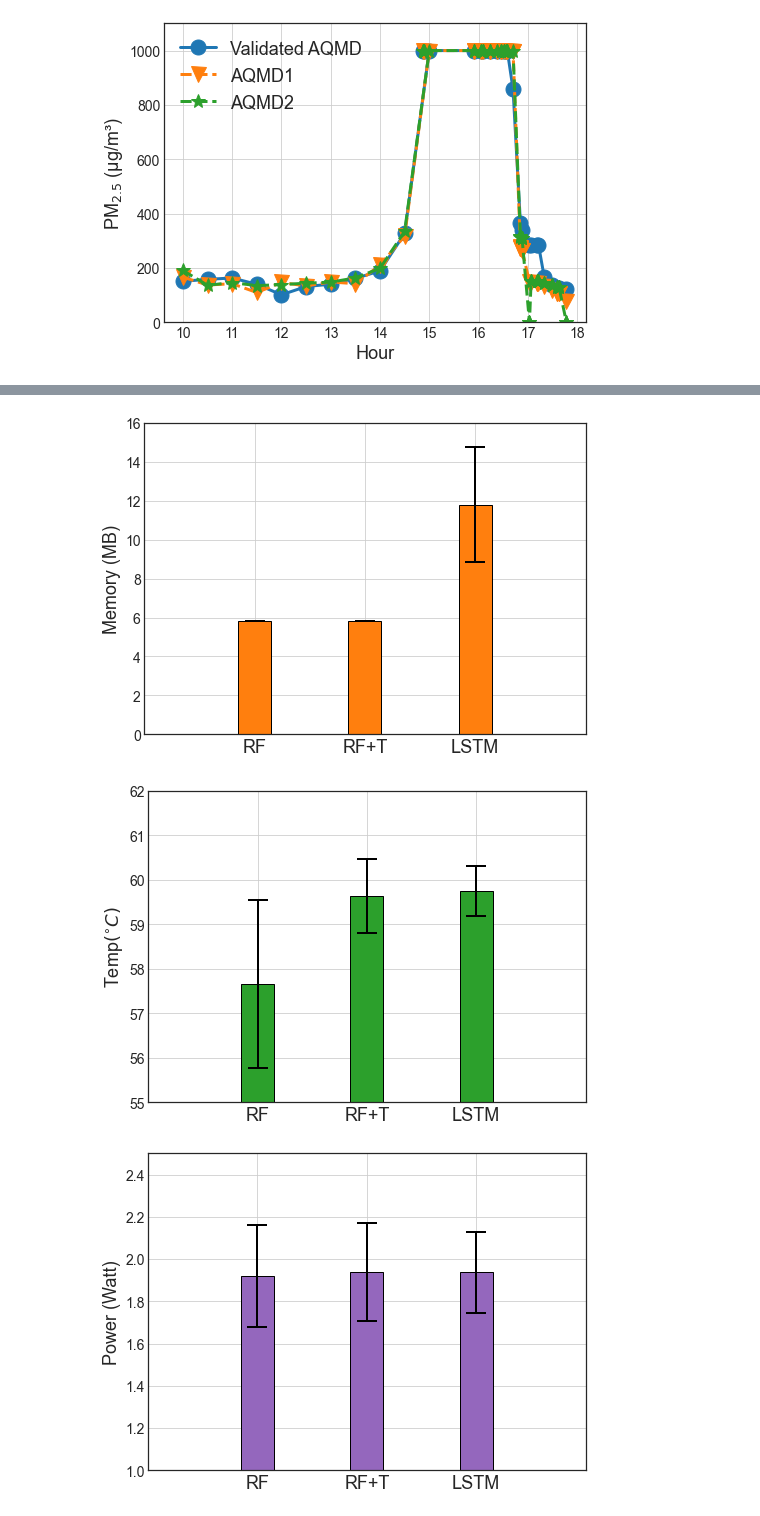
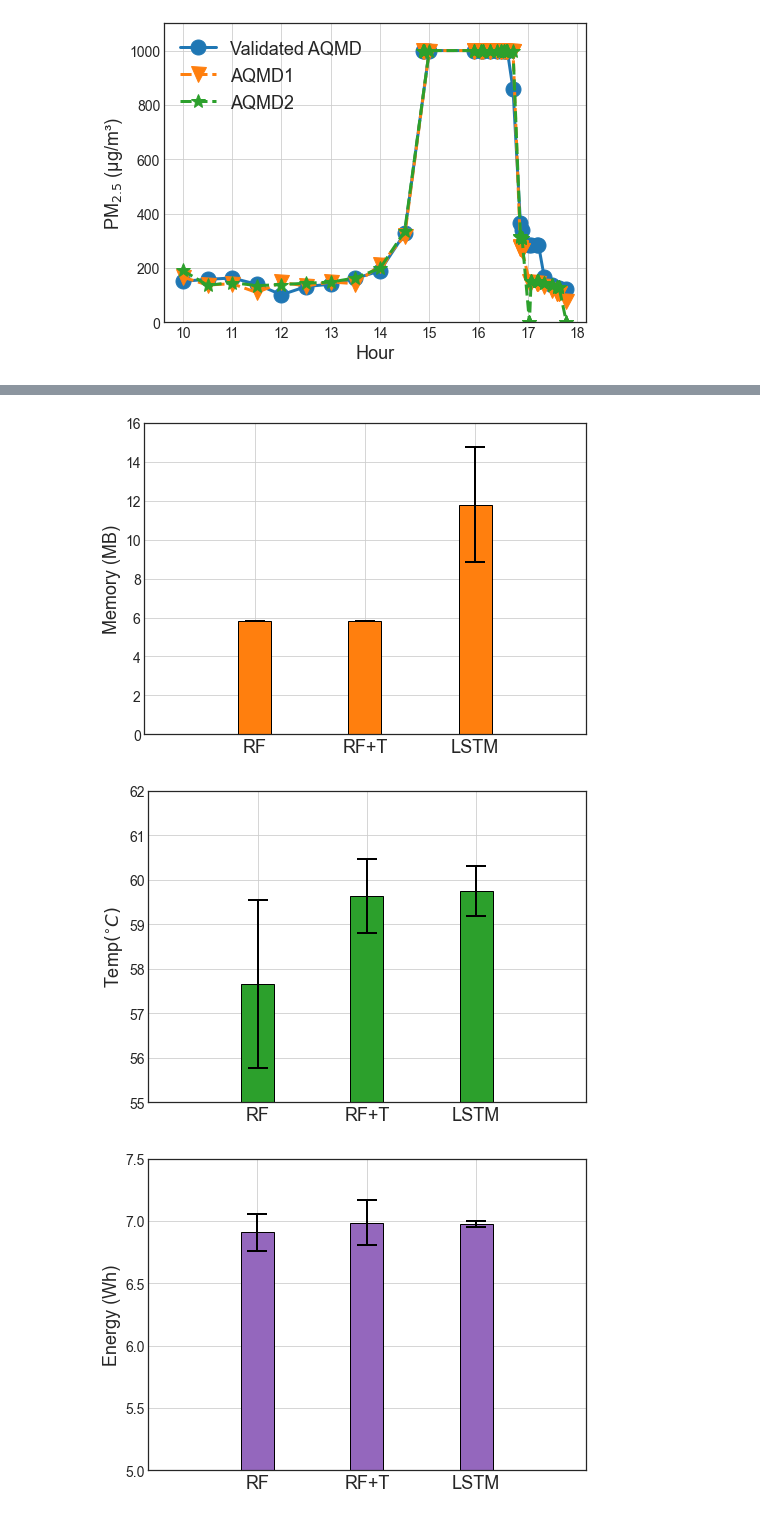
Before and after one commit to prasenjit52282/AQuaMoHo, a Jupyter notebook: plot.ipynb, the cells around one changed output, grey strips where cells are left out. Saved outputs shown, nothing was run; the diff lists cells and outputs as text; code cells hidden in the pictures.

Commit message:
energy lot is modified

```diff
--- a/plot.ipynb
+++ b/plot.ipynb
@@ -1066,41 +1066,57 @@ exps=["./monitor/exp_rf_10_12_2022_21_54_18.txt",
 exps_power=["./monitor/power_rf.csv",
       "./monitor/power_rf_t.csv",
       "./monitor/power_rnn.csv"]
+# %%
+def integrate(x, y):
+    area = np.trapz(y=y, x=x)
+    return area
+
+def usage_in_WattHour(ser):
+    normal_time=ser['Time (ms)']-ser['Time (ms)'].min()
+    total_mW_usage=integrate(normal_time,ser['USB Avg Power (mW)'])
+    mW_per_mS=(total_mW_usage/normal_time.values[-1])
+    wattH=(10**-6)*3600*mW_per_mS
+    return wattH
+
+def process_power(f,time_window=30000): #in ms
+    df=pd.read_csv(f)
+    df['tag']=((df['Time (ms)']%time_window==0)*1).cumsum()
+    return np.array([usage_in_WattHour(ser) for gr, ser in df.groupby('tag')])
 # %%
 temp=[pd.read_csv(f).TEMP.apply(lambda e:float(e[1:-1])).values for f in exps]
 mem=[pd.read_csv(f).MEM.values for f in exps]
 cpu=[pd.read_csv(f).CPU.values for f in exps]
-power=[pd.read_csv(f)["USB Avg Power (mW)"].values/1000 for f in exps_power]
+power=[process_power(f) for f in exps_power]
 # %%
 color=sns.color_palette()
 linewidth=3
 
 def plot_usage(val=cpu,ylab='CPU utilization(%)',ymin=0,ymax=100,color='b'):
     fig, ax = plt.subplots(figsize=(7,5))
     ax.bar(x=np.array([1,2,3]),height=[l.mean() for l in val],align='center', alpha=1, ecolor='k',
            capsize=10,color=color,
            width=0.3,ec='k',linewidth=1,
            yerr=[l.std() for l in val],
            error_kw =dict(linestyle='-',linewidth=linewidth-1,
                           color='black',markeredgewidth=linewidth-1))
 
     ax.set_ylabel(ylab,fontsize=18)
     ax.set_xticks([1,2,3])
     ax.set_xticklabels(["RF", "RF+T", "LSTM"],fontsize=18)
     plt.yticks(fontsize=14)
     plt.xlim(0,4)
     plt.ylim(ymin,ymax)
     plt.tight_layout()
     plt.grid()
     return fig
 
 
 plot_usage(val=cpu,ylab='CPU utilization(%)',ymin=80,ymax=110,color=color[0]).savefig("./logs/figs/cpu.png")
 plot_usage(val=mem,ylab='Memory (MB)',ymin=0,ymax=16,color=color[1]).savefig("./logs/figs/mem.png")
 plot_usage(val=temp,ylab='Temp$(^{\circ}C)$',ymin=55,ymax=62,color=color[2]).savefig("./logs/figs/temp.png")
-plot_usage(val=power,ylab="Power (Watt)",ymin=1,ymax=2.5,color=color[4]).savefig("./logs/figs/power.png")
+plot_usage(val=power,ylab="Energy (Wh)",ymin=5,ymax=7.5,color=color[4]).savefig("./logs/figs/power.png")
 # %% [output]
 [figure]
 [figure]
 [figure]
-[figure, old version]
+[figure, new version]
```
Also changed, not shown: 1 other file.
